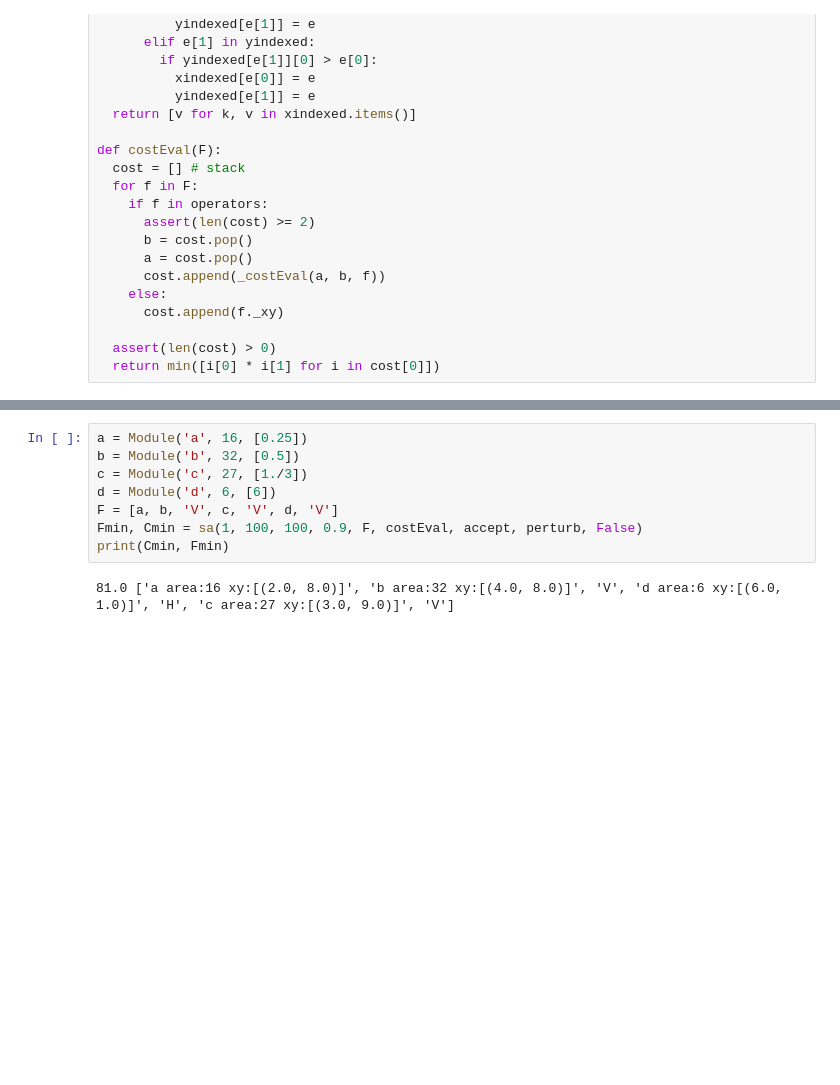
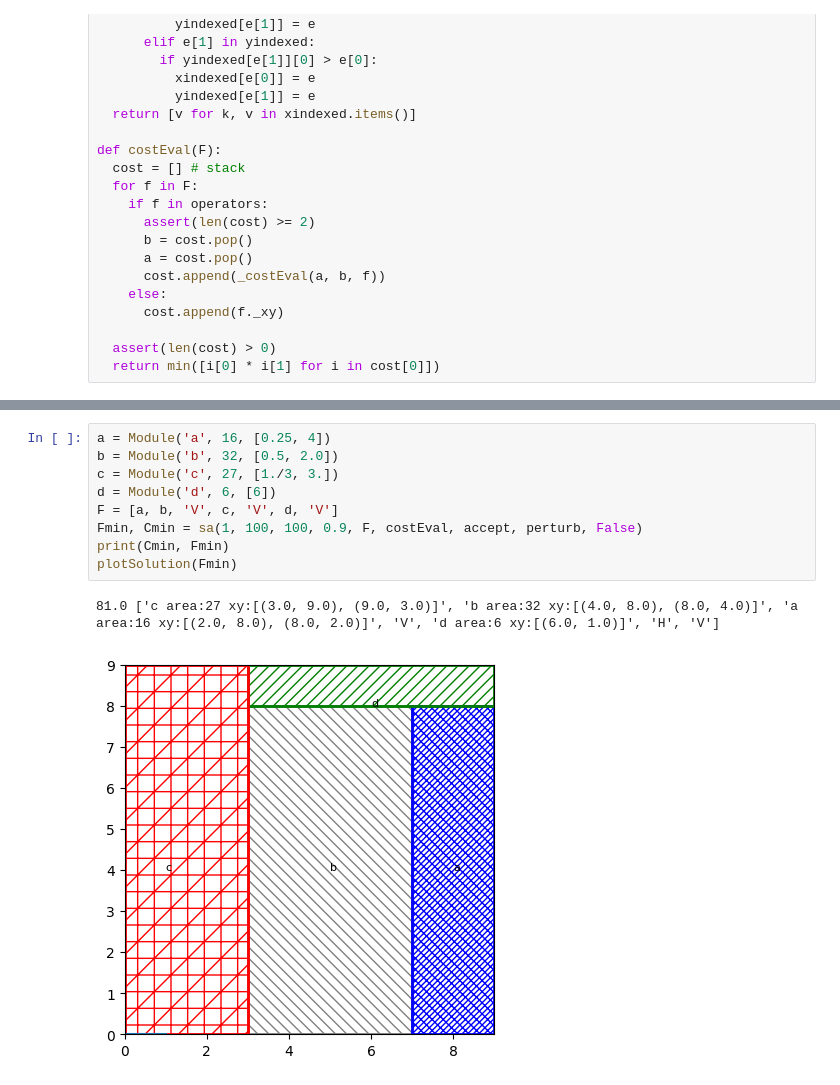
Before and after one commit to srini229/EE5333_tutorials, a Jupyter notebook: fp/Floorplanning.ipynb, the cells around one changed output, grey strips where cells are left out. Saved outputs shown, nothing was run; the diff lists cells and outputs as text; blank space fills up the shorter version.

```diff
--- a/fp/Floorplanning.ipynb
+++ b/fp/Floorplanning.ipynb
@@ -151,10 +238,12 @@ def costEval(F):
 # %%
-a = Module('a', 16, [0.25])
-b = Module('b', 32, [0.5])
-c = Module('c', 27, [1./3])
+a = Module('a', 16, [0.25, 4])
+b = Module('b', 32, [0.5, 2.0])
+c = Module('c', 27, [1./3, 3.])
 d = Module('d', 6, [6])
 F = [a, b, 'V', c, 'V', d, 'V']
 Fmin, Cmin = sa(1, 100, 100, 0.9, F, costEval, accept, perturb, False)
 print(Cmin, Fmin)
+plotSolution(Fmin)
 # %% [output]
-81.0 ['a area:16 xy:[(2.0, 8.0)]', 'b area:32 xy:[(4.0, 8.0)]', 'V', 'd area:6 xy:[(6.0, 1.0)]', 'H', 'c area:27 xy:[(3.0, 9.0)]', 'V']
+81.0 ['c area:27 xy:[(3.0, 9.0), (9.0, 3.0)]', 'b area:32 xy:[(4.0, 8.0), (8.0, 4.0)]', 'a area:16 xy:[(2.0, 8.0), (8.0, 2.0)]', 'V', 'd area:6 xy:[(6.0, 1.0)]', 'H', 'V']
+[figure, added]
```
Also changed, not shown: parts of 13 cells of this notebook.
